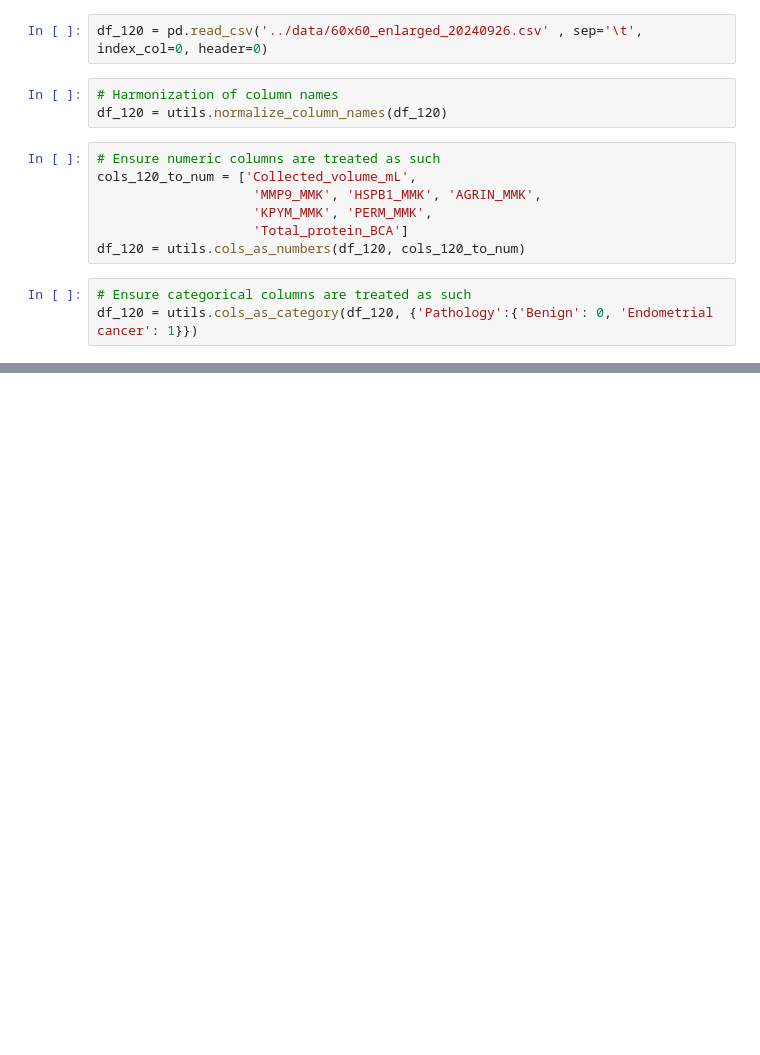
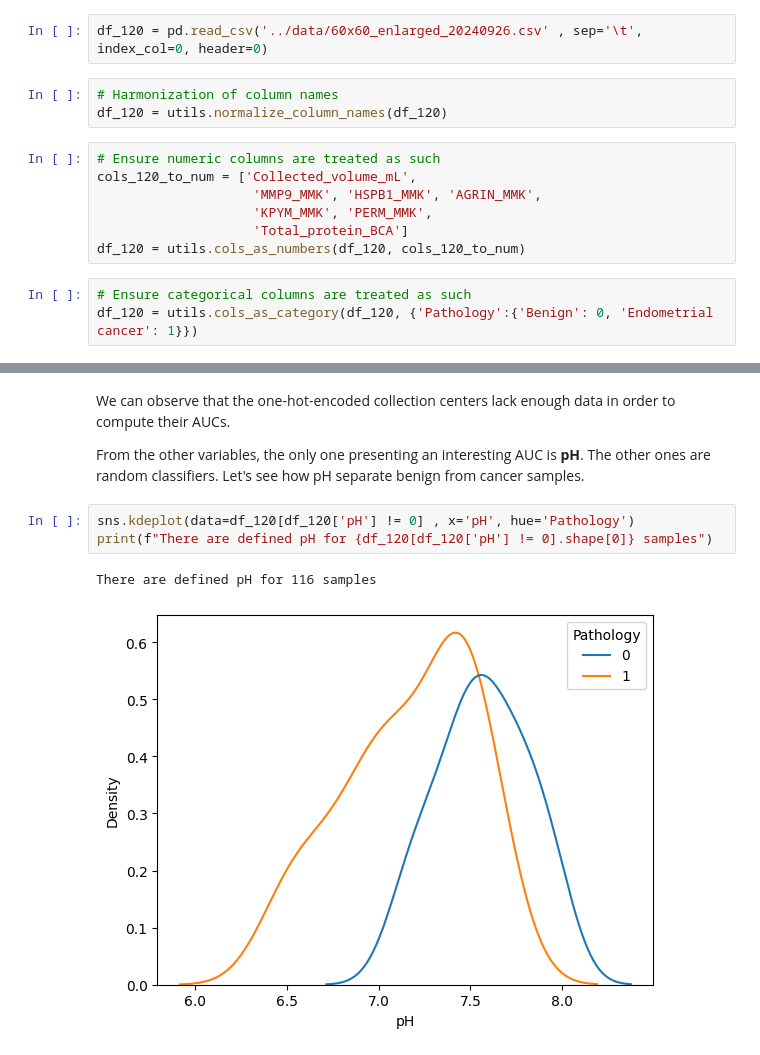
Before and after one commit to MiMARK-es/cohort-analysis, a Jupyter notebook: notebooks/60x60_enlarged_metavars_analysis.ipynb, the cells around one changed output, grey strips where cells are left out. Cells and saved outputs as stored; diff of their text form; blank space fills up the shorter version.

```diff
--- a/notebooks/60x60_enlarged_metavars_analysis.ipynb
+++ b/notebooks/60x60_enlarged_metavars_analysis.ipynb
@@ -64,0 +126,10 @@ VOLUME_COL = 'Collected_volume_mL' # Column to be used as volume for scatters an
+# %% [markdown]
+We can observe that the one-hot-encoded collection centers lack enough data in order to compute their AUCs.
+
+From the other variables, the only one presenting an interesting AUC is **pH**. The other ones are random classifiers. Let's see how pH separate benign from cancer samples.
+# %%
+sns.kdeplot(data=df_120[df_120['pH'] != 0] , x='pH', hue='Pathology')
+print(f"There are defined pH for {df_120[df_120['pH'] != 0].shape[0]} samples")
+# %% [output]
+There are defined pH for 116 samples
+[figure, added]
```
Also changed, not shown: parts of 17 cells of this notebook.
